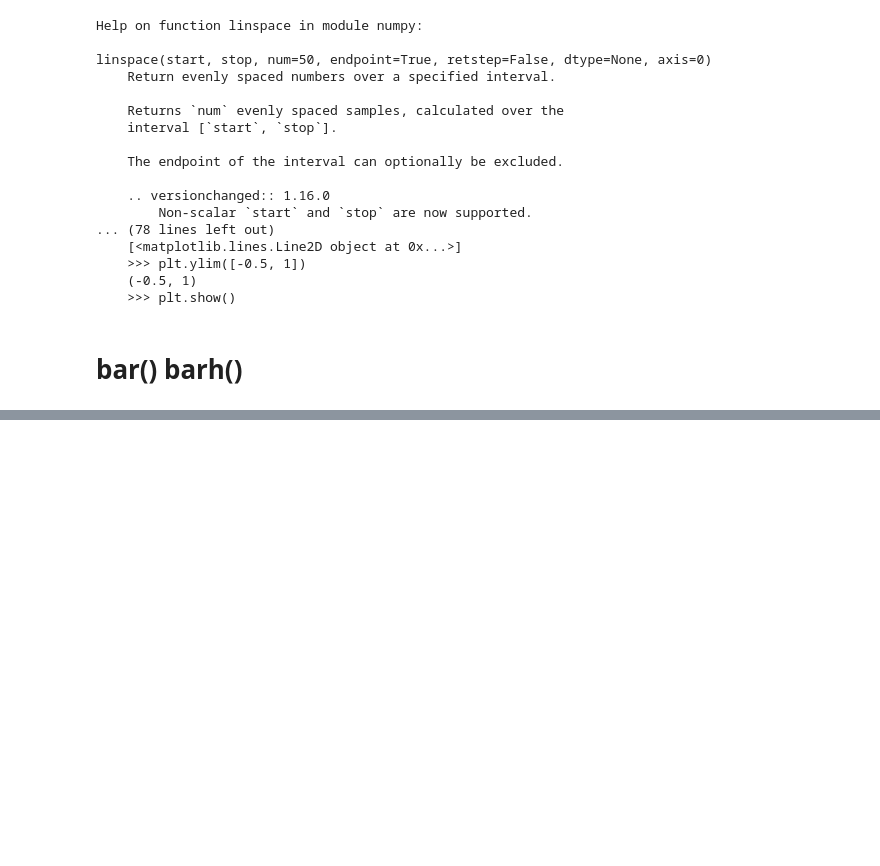
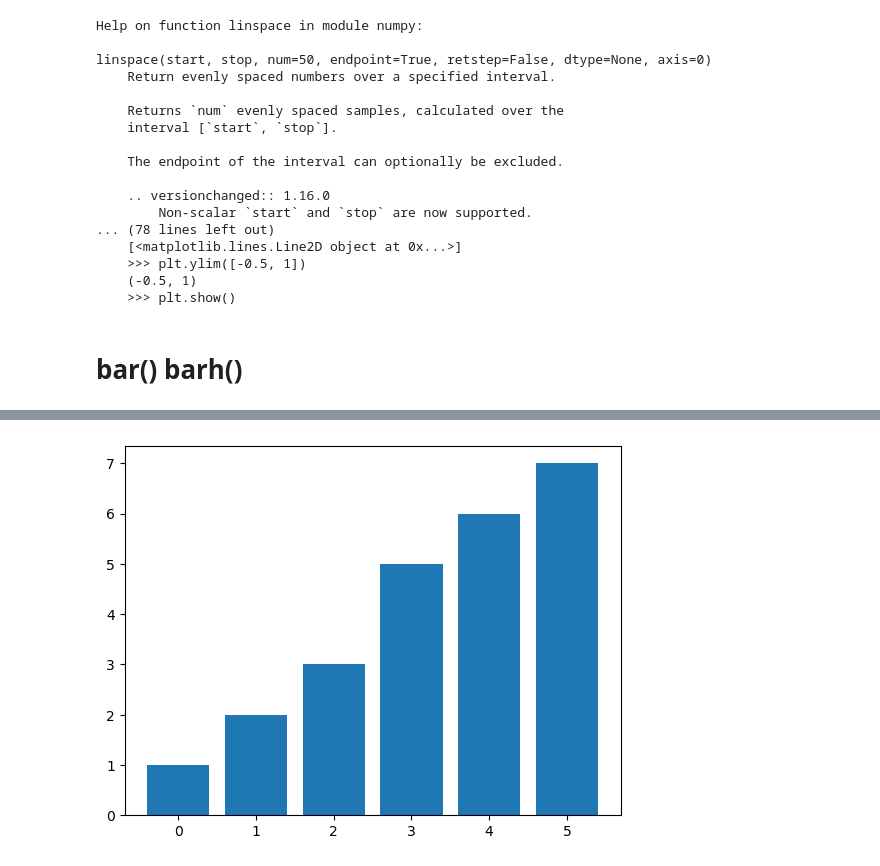
Before and after one commit to yoosohee/2023-A-DA, a Jupyter notebook: week07-bar-pie-comp.ipynb, the cells around one changed output, grey strips where cells are left out. Drawn from its saved outputs; the diff is of its cells as text; code cells hidden in the pictures; blank space fills up the shorter version.

```diff
--- a/week07-bar-pie-comp.ipynb
+++ b/week07-bar-pie-comp.ipynb
@@ -183,0 +195,7 @@ linspace(start, stop, num=50, endpoint=True, retstep=False, dtype=None, axis=0)
+# %%
+import matplotlib.pyplot as plt
+
+plt.bar(range(6), [1,2,3,5,6,7])
+plt.show()
+# %% [output]
+[figure, added]
```
Also changed, not shown: parts of 19 cells of this notebook.
